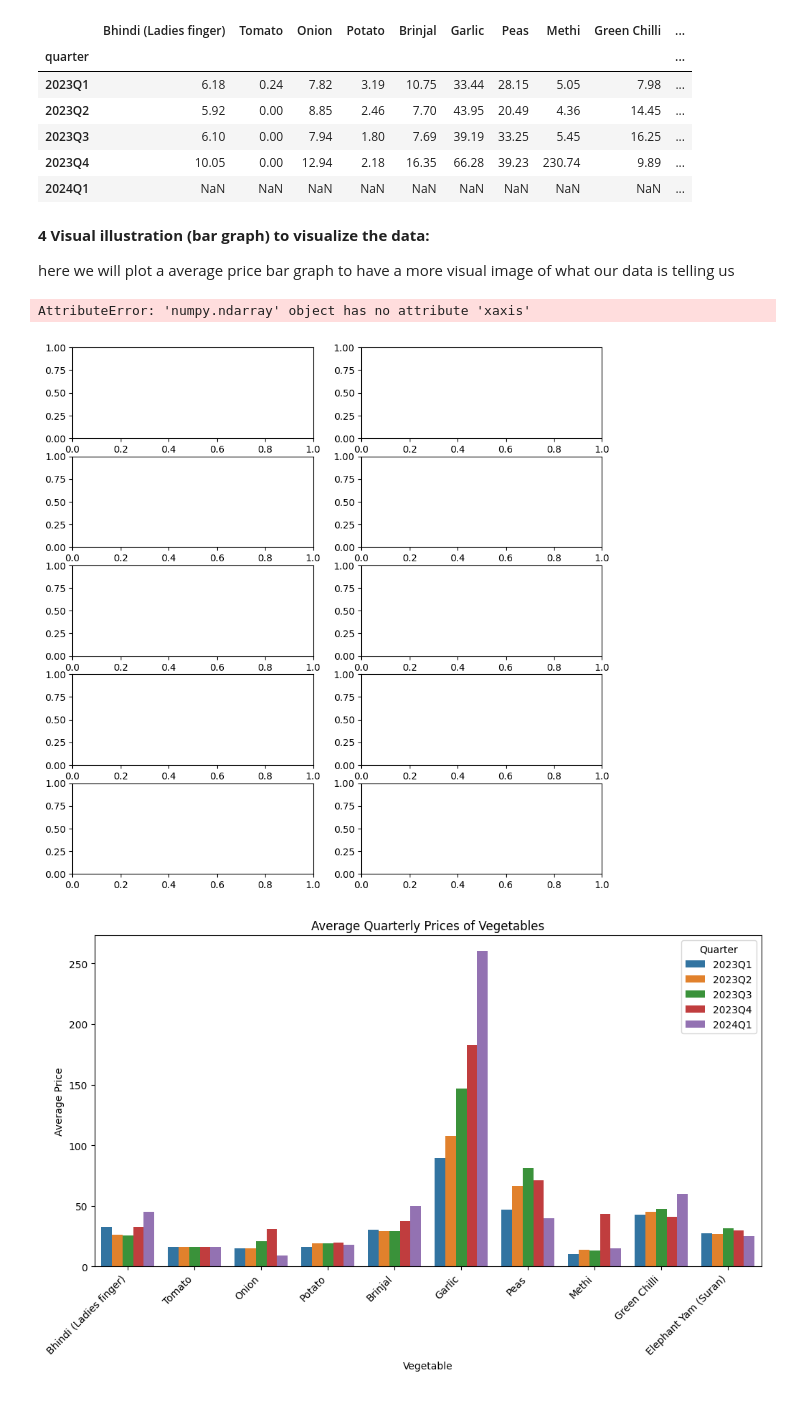
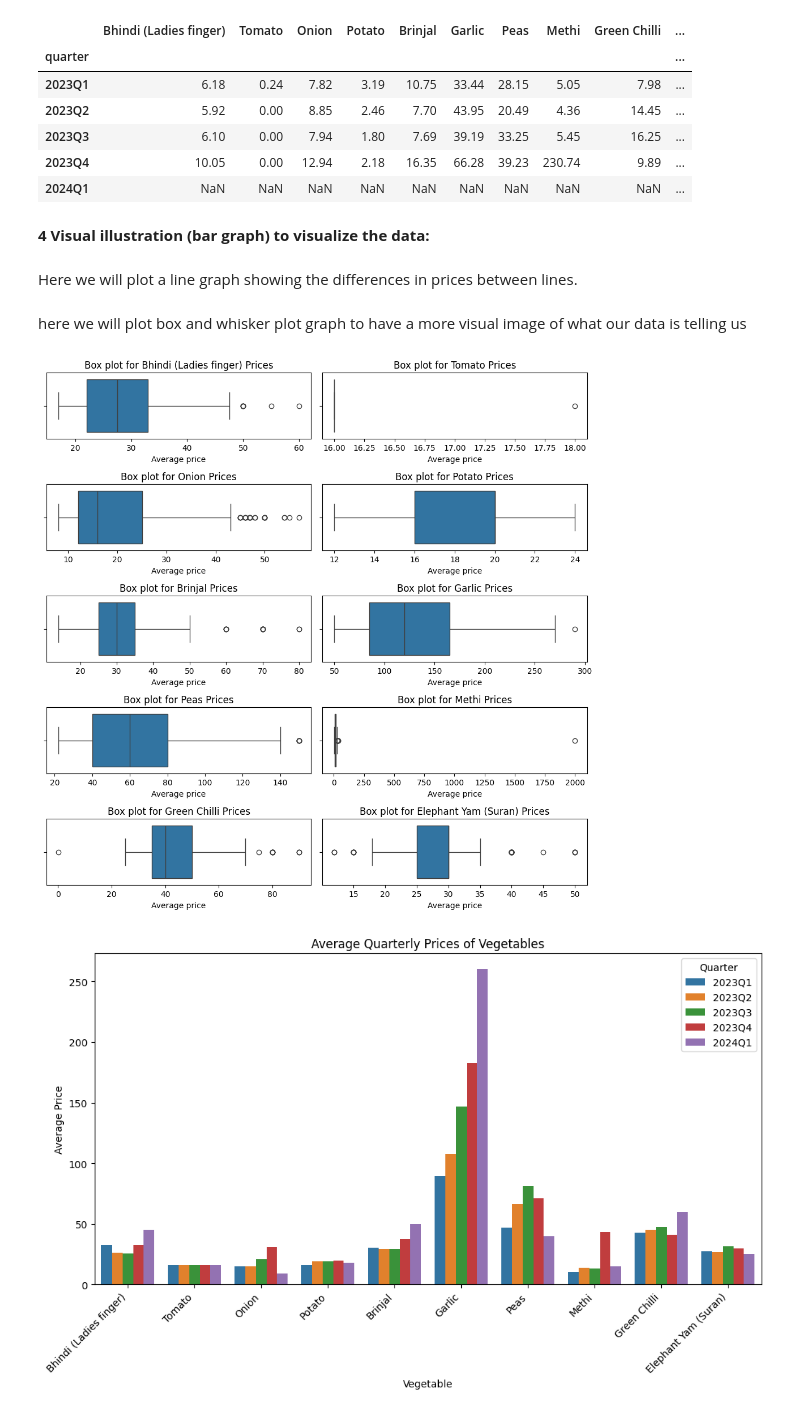
Before and after one commit to MT-Maverick/ExploreAI, a Jupyter notebook: vegetable_prices/notebook.ipynb, the cells around one changed output. Drawn from its saved outputs; the diff is of its cells as text; code cells hidden in the pictures.

Commit message:
created box and whisker plot

```diff
--- a/vegetable_prices/notebook.ipynb
+++ b/vegetable_prices/notebook.ipynb
@@ -404,35 +405,37 @@ quarter_standard_deviation_in_price
 | 2023Q3 | 6.10 | 0.00 | 7.94 | 1.80 | 7.69 | 39.19 | 33.25 | 5.45 | 16.25 | ... |
 | 2023Q4 | 10.05 | 0.00 | 12.94 | 2.18 | 16.35 | 66.28 | 39.23 | 230.74 | 9.89 | ... |
 | 2024Q1 | NaN | NaN | NaN | NaN | NaN | NaN | NaN | NaN | NaN | ... |
+# %% [markdown]
+**4 Visual illustration (bar graph) to visualize the data:**
+# %% [markdown]
+Here we will plot a line graph showing the differences in prices between lines.
 # %% [markdown]
-**4 Visual illustration (bar graph) to visualize the data:**
-
-here we will plot a average price bar graph to have a more visual image of what our data is telling us
+here we will plot box and whisker plot graph to have a more visual image of what our data is telling us
 # %%
 import math
 # Melt the dataframe
 df_melted = pd.melt(quarter_preformance, id_vars=['quarter'], var_name='Vegetable', value_name='Average Price')
 
 # Get unique vegetables
 vegetables = df_melted['Vegetable'].unique()
 
 num_rows = 5  # Fixed number of rows
 num_cols = math.ceil(len(vegetables) / num_rows) #Calculate columns based on number of vegetables and rows
 
 
 # Create figure and axes
-fig, axes = plt.subplots(nrows=num_rows, ncols=num_cols, figsize=(10, 10))
-
+fig, axes = plt.subplots(num_rows, num_cols, figsize=(10, 10))
+axes = axes.flatten()
 # Iterate and plot
 for i, vegetable in enumerate(vegetables):
-    sn.kdeplot(data=df_melted[df_melted['Vegetable'] == vegetable], x='Average Price', ax=axes[i])
-    axes[i].set_title(f'KDE of {vegetable} Prices')
+    sn.boxplot(data=df_melted[df_melted['Vegetable'] == vegetable], x='Average Price', ax=axes[i])
+    axes[i].set_title(f'Box plot for {vegetable} Prices')
+    axes[i].set_xlabel('Average price')
 
 plt.tight_layout()  # Adjust spacing between subplots
 plt.show()
 # %% [output]
-AttributeError: 'numpy.ndarray' object has no attribute 'xaxis'
-[figure, old version]
+[figure, new version]
 # %%
 
 # Create the grouped bar graph using Seaborn
```
Also changed, not shown: parts of 9 cells of this notebook.
